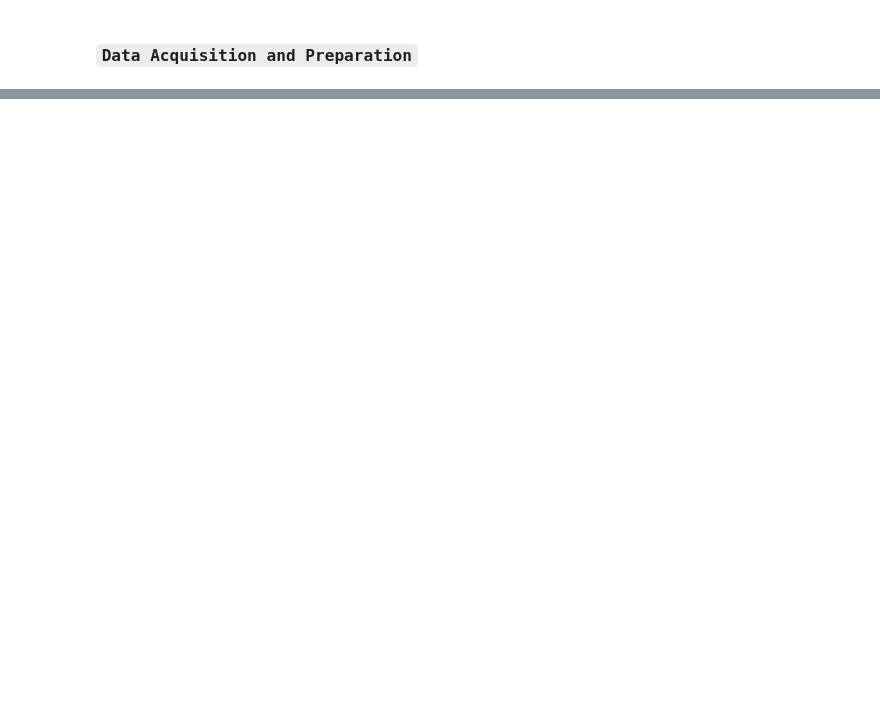
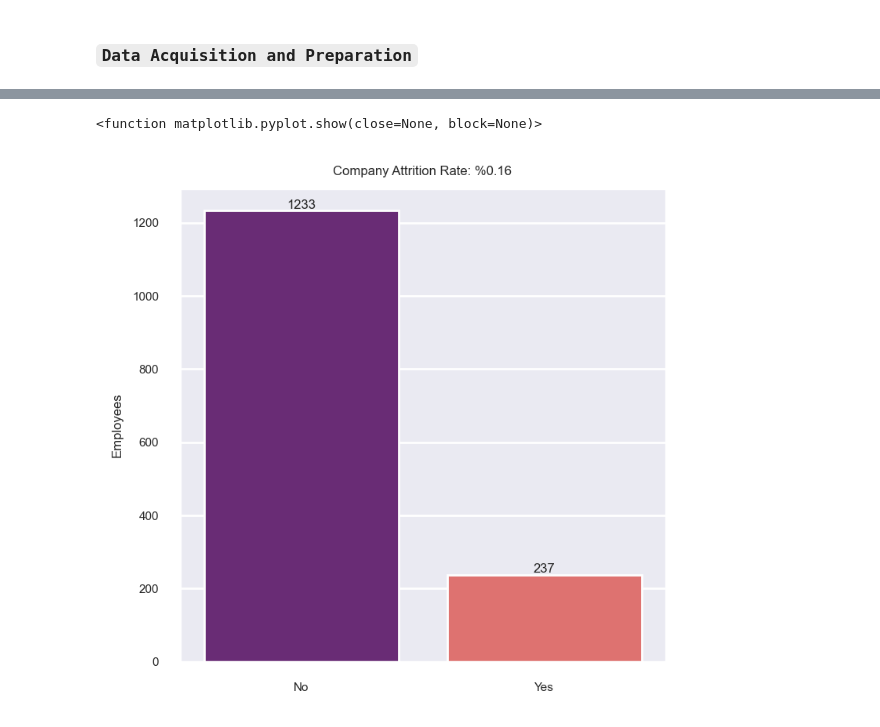
Before and after one commit to mijailmariano/drivers_of_workplace_equity, a Jupyter notebook: exploration.ipynb, the cells around one changed output, grey strips where cells are left out. Saved outputs shown, nothing was run; the diff lists cells and outputs as text; code cells hidden in the pictures; blank space fills up the shorter version.

```diff
--- a/exploration.ipynb
+++ b/exploration.ipynb
@@ -11,7 +11,7 @@
 # notebook dependencies
 %matplotlib inline
 import matplotlib as mlp
-# mlp.rcParams['figure.dpi'] = 200
+mlp.rcParams['figure.dpi'] = 200
 
 # diasbling warning messages
 import warnings
@@ -33,6 +33,9 @@ import matplotlib.pyplot as plt
 import seaborn as sns
 sns.set(style = "darkgrid")
 
+# file cleaning modules
+from skimpy import clean_columns
+
 # scipy import
 # import scipy.stats as stats
 # from math import sqrt
@@ -271,0 +244,5 @@ dataframe shape: (1470, 44)
+# %%
+# importing the dataframe
+
+df = acquire.get_equity_df()
+df.head()
@@ -271,0 +304,5 @@ dataframe shape: (1470, 44)
+# %%
+# let's normalize the column names
+
+df = clean_columns(df)
+df.head()
@@ -271,0 +346,15 @@ dataframe shape: (1470, 44)
+# %%
+# let's examine the target variable
+plt.figure(figsize = (4, 4))
+sns.set(font_scale = 0.5)
+
+ax = sns.countplot(df["attrition"], palette="magma")
+
+ax.bar_label(ax.containers[0])
+plt.title('Company Attrition Rate: %{:.2f}'.format(len(df[df["attrition"] == "Yes"])/df.shape[0]))
+plt.xlabel(None)
+plt.ylabel("Employees")
+plt.show
+# %% [output]
+<function matplotlib.pyplot.show(close=None, block=None)>
+[figure, added]
```
Also changed, not shown: parts of 12 cells of this notebook, 2 other files.
